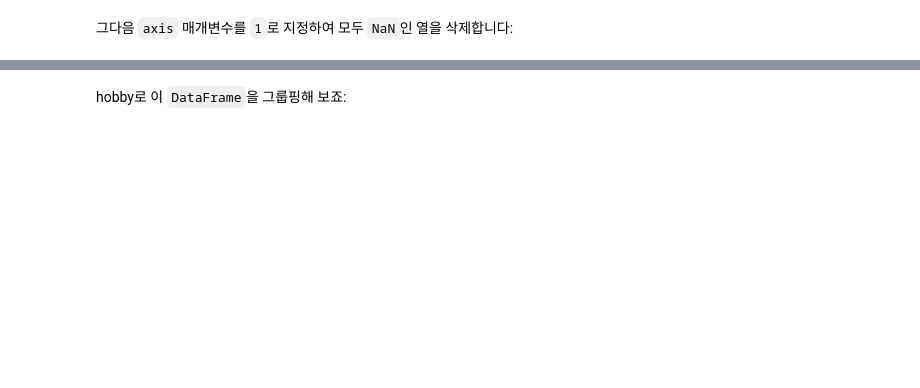
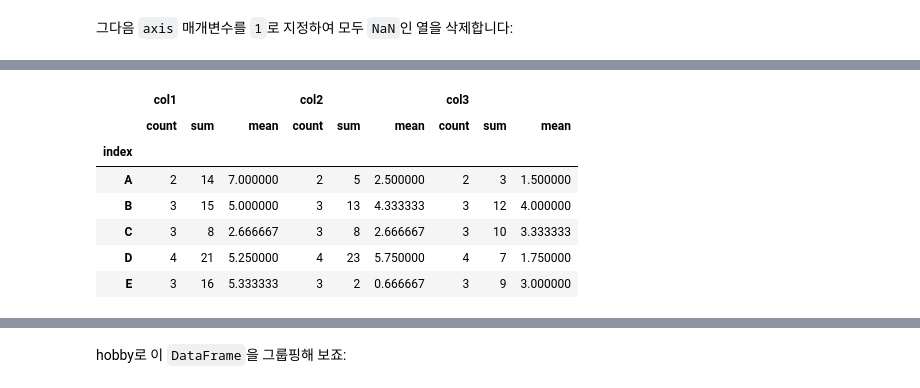
Before and after one commit to HongB1/2022-KHU-Bioinformatics-lab, a Jupyter notebook: code/C6_Pandas.ipynb, the cells around one changed output, grey strips where cells are left out. Cells and saved outputs as stored; diff of their text form; code cells hidden in the pictures; blank space fills up the shorter version.

```diff
--- a/code/C6_Pandas.ipynb
+++ b/code/C6_Pandas.ipynb
@@ -684,0 +1383,11 @@ SQL과 비슷하게 판다스는 데이터를 그룹핑하고 각 그룹에 대
+# %%
+df_groupy_by_index.agg(['count', 'sum', 'mean'])
+# %% [output]
+|  | col1 |  |  | col2 |  |  | col3 |  |  |
+|  | count | sum | mean | count | sum | mean | count | sum | mean |
+| index |  |  |  |  |  |  |  |  |  |
+| A | 2 | 14 | 7.000000 | 2 | 5 | 2.500000 | 2 | 3 | 1.500000 |
+| B | 3 | 15 | 5.000000 | 3 | 13 | 4.333333 | 3 | 12 | 4.000000 |
+| C | 3 | 8 | 2.666667 | 3 | 8 | 2.666667 | 3 | 10 | 3.333333 |
+| D | 4 | 21 | 5.250000 | 4 | 23 | 5.750000 | 4 | 7 | 1.750000 |
+| E | 3 | 16 | 5.333333 | 3 | 2 | 0.666667 | 3 | 9 | 3.000000 |
```
Also changed, not shown: parts of 235 cells of this notebook.
